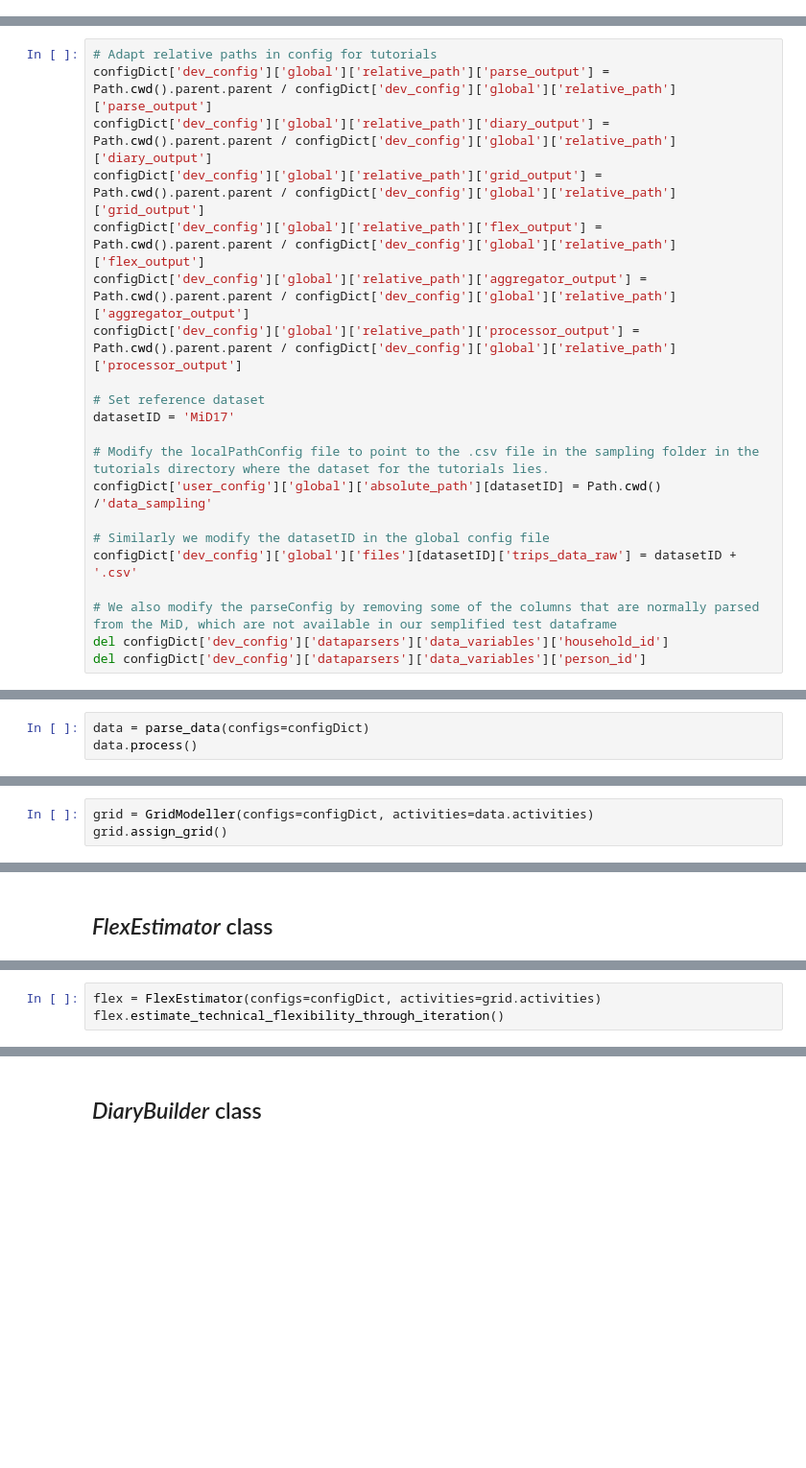
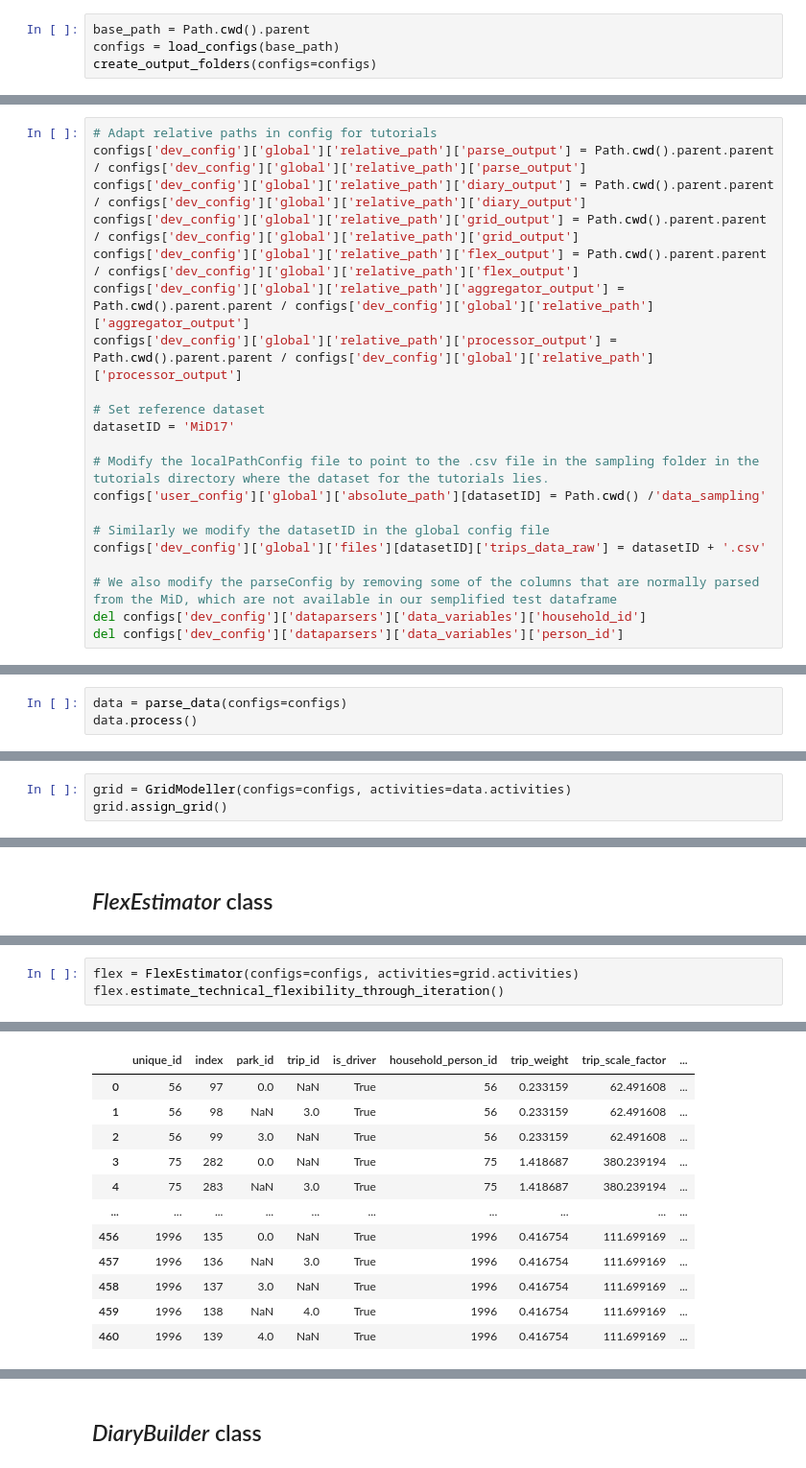
Before and after one commit to areleu/vencopy, a Jupyter notebook: vencopy/tutorials/vencopy_tutorial_01.ipynb, the cells around one changed output, grey strips where cells are left out. Shown at 96% size. Cells and saved outputs as stored; diff of their text form; blank space fills up the shorter version.

```diff
--- a/vencopy/tutorials/vencopy_tutorial_01.ipynb
+++ b/vencopy/tutorials/vencopy_tutorial_01.ipynb
@@ -43,3 +39,7 @@ create_output_folders(configs=configDict)
+# %%
+base_path = Path.cwd().parent
+configs = load_configs(base_path)
+create_output_folders(configs=configs)
 # %% [markdown]
 ## _DataParser_ class
 # %% [markdown]
@@ -51,29 +51,29 @@ In order to have consistent entry data for all variables and for different data
 First off, we modify the localConfig and globalConfig files so that it point to the current working directory and to the database subset we will use to explain the different classes.
 # %%
 # Adapt relative paths in config for tutorials
-configDict['dev_config']['global']['relative_path']['parse_output'] = Path.cwd().parent.parent / configDict['dev_config']['global']['relative_path']['parse_output']
-configDict['dev_config']['global']['relative_path']['diary_output'] = Path.cwd().parent.parent / configDict['dev_config']['global']['relative_path']['diary_output']
-configDict['dev_config']['global']['relative_path']['grid_output'] = Path.cwd().parent.parent / configDict['dev_config']['global']['relative_path']['grid_output']
-configDict['dev_config']['global']['relative_path']['flex_output'] = Path.cwd().parent.parent / configDict['dev_config']['global']['relative_path']['flex_output']
-configDict['dev_config']['global']['relative_path']['aggregator_output'] = Path.cwd().parent.parent / configDict['dev_config']['global']['relative_path']['aggregator_output']
-configDict['dev_config']['global']['relative_path']['processor_output'] = Path.cwd().parent.parent / configDict['dev_config']['global']['relative_path']['processor_output']
+configs['dev_config']['global']['relative_path']['parse_output'] = Path.cwd().parent.parent / configs['dev_config']['global']['relative_path']['parse_output']
+configs['dev_config']['global']['relative_path']['diary_output'] = Path.cwd().parent.parent / configs['dev_config']['global']['relative_path']['diary_output']
+configs['dev_config']['global']['relative_path']['grid_output'] = Path.cwd().parent.parent / configs['dev_config']['global']['relative_path']['grid_output']
+configs['dev_config']['global']['relative_path']['flex_output'] = Path.cwd().parent.parent / configs['dev_config']['global']['relative_path']['flex_output']
+configs['dev_config']['global']['relative_path']['aggregator_output'] = Path.cwd().parent.parent / configs['dev_config']['global']['relative_path']['aggregator_output']
+configs['dev_config']['global']['relative_path']['processor_output'] = Path.cwd().parent.parent / configs['dev_config']['global']['relative_path']['processor_output']
 
 # Set reference dataset
 datasetID = 'MiD17'
 
 # Modify the localPathConfig file to point to the .csv file in the sampling folder in the tutorials directory where the dataset for the tutorials lies.
-configDict['user_config']['global']['absolute_path'][datasetID] = Path.cwd() /'data_sampling'
+configs['user_config']['global']['absolute_path'][datasetID] = Path.cwd() /'data_sampling'
 
 # Similarly we modify the datasetID in the global config file
-configDict['dev_config']['global']['files'][datasetID]['trips_data_raw'] = datasetID + '.csv'
+configs['dev_config']['global']['files'][datasetID]['trips_data_raw'] = datasetID + '.csv'
 
 # We also modify the parseConfig by removing some of the columns that are normally parsed from the MiD, which are not available in our semplified test dataframe
-del configDict['dev_config']['dataparsers']['data_variables']['household_id']
-del configDict['dev_config']['dataparsers']['data_variables']['person_id']
+del configs['dev_config']['dataparsers']['data_variables']['household_id']
+del configs['dev_config']['dataparsers']['data_variables']['person_id']
 # %% [markdown]
 We can now run the first class and parse the dataset with the collection of mobility patterns into a more useful form for our scope.
 # %%
-data = parse_data(configs=configDict)
+data = parse_data(configs=configs)
 data.process()
 # %% [output]
 Generic file parsing properties set up.
@@ -114,5 +100,5 @@ At the end of the execution of the GridModeler class, a given parking purpose di
 # %%
-grid = GridModeller(configs=configDict, activities=data.activities)
+grid = GridModeller(configs=configs, activities=data.activities)
 grid.assign_grid()
 # %% [output]
 Starting with charge connection replacement of location purposes.
@@ -127,6 +114,6 @@ There are three integral inputs to the flexibililty estimation:
 - Techno–economic input assumptions
 # %%
-flex = FlexEstimator(configs=configDict, activities=grid.activities)
+flex = FlexEstimator(configs=configs, activities=grid.activities)
 flex.estimate_technical_flexibility_through_iteration()
 # %% [output]
 Starting maximum battery level calculation.
@@ -135,0 +136,12 @@ Calculating maximum battery level for act 2.
+|  | unique_id | index | park_id | trip_id | is_driver | household_person_id | trip_weight | trip_scale_factor | ... |
+| 0 | 56 | 97 | 0.0 | NaN | True | 56 | 0.233159 | 62.491608 | ... |
+| 1 | 56 | 98 | NaN | 3.0 | True | 56 | 0.233159 | 62.491608 | ... |
+| 2 | 56 | 99 | 3.0 | NaN | True | 56 | 0.233159 | 62.491608 | ... |
+| 3 | 75 | 282 | 0.0 | NaN | True | 75 | 1.418687 | 380.239194 | ... |
+| 4 | 75 | 283 | NaN | 3.0 | True | 75 | 1.418687 | 380.239194 | ... |
+| ... | ... | ... | ... | ... | ... | ... | ... | ... | ... |
+| 456 | 1996 | 135 | 0.0 | NaN | True | 1996 | 0.416754 | 111.699169 | ... |
+| 457 | 1996 | 136 | NaN | 3.0 | True | 1996 | 0.416754 | 111.699169 | ... |
+| 458 | 1996 | 137 | 3.0 | NaN | True | 1996 | 0.416754 | 111.699169 | ... |
+| 459 | 1996 | 138 | NaN | 4.0 | True | 1996 | 0.416754 | 111.699169 | ... |
+| 460 | 1996 | 139 | 4.0 | NaN | True | 1996 | 0.416754 | 111.699169 | ... |
```
Also changed, not shown: parts of 14 cells of this notebook, 1 other file.
